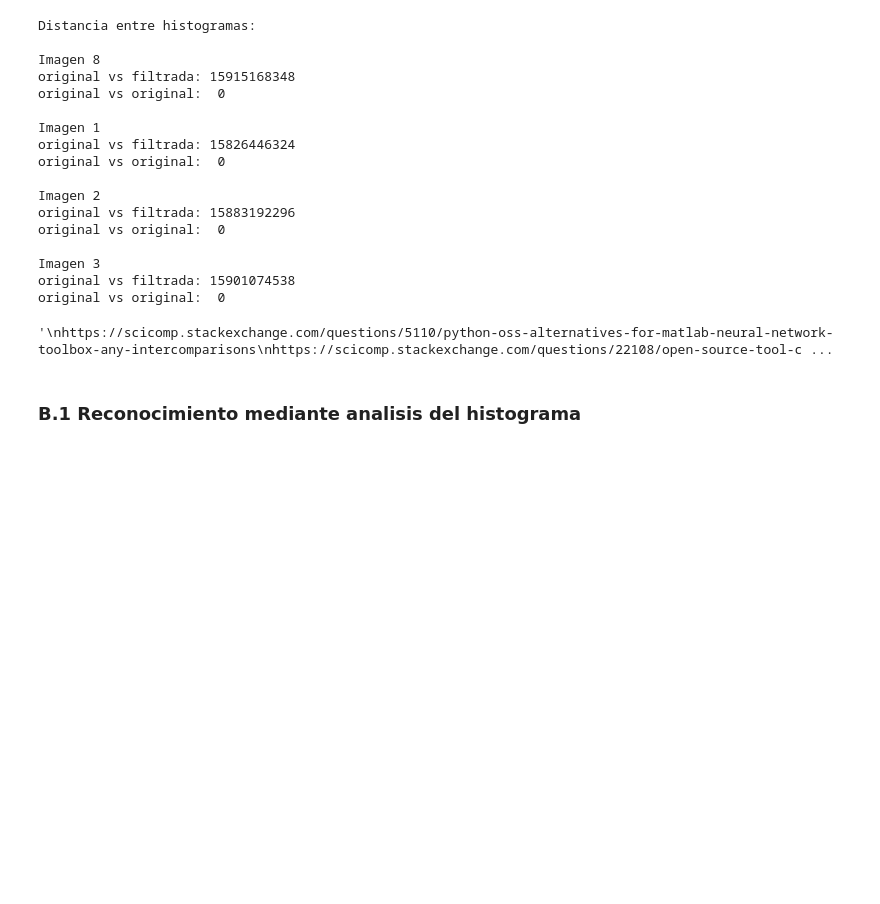
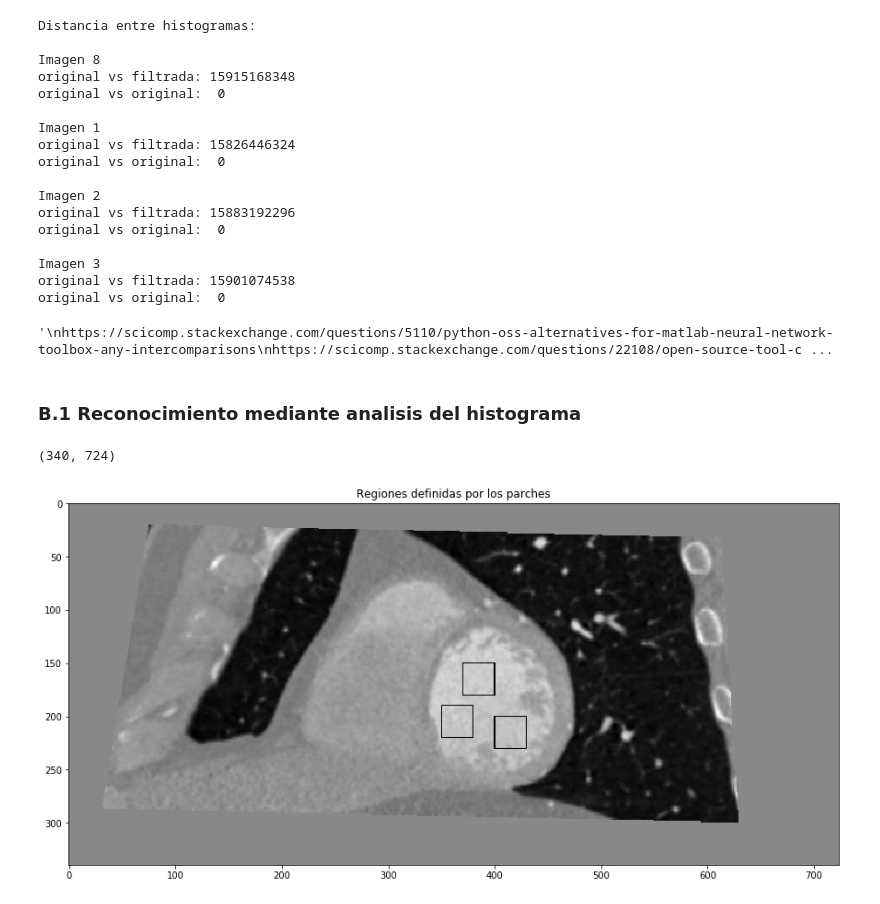
Before and after one commit to sjukdom/reconocimiento-de-patrones, a Jupyter notebook: Practica 3/Practica_3.ipynb, the cells around one changed output. Drawn from its saved outputs; the diff is of its cells as text; code cells hidden in the pictures; blank space fills up the shorter version.

```diff
--- a/Practica 3/Practica_3.ipynb
+++ b/Practica 3/Practica_3.ipynb
@@ -200,0 +204,15 @@ im_thresh = cv2.morphologyEx(im_thresh, cv2.MORPH_OPEN, np.ones((18,18), np.uint
+# %%
+imgs[0].shape
+# %% [output]
+(340, 724)
+# %%
+# Ubicacion del parche que se uso para calcular el histograma promedio
+plt.figure(figsize=(15,10))
+img_label = imgs[0].copy()
+plt.imshow(cv2.rectangle(img_label,(370,150),(400,180),(0)), cmap='gray')
+plt.imshow(cv2.rectangle(img_label,(350,190),(380,220),(0)), cmap='gray')
+plt.imshow(cv2.rectangle(img_label,(400,200),(430,230),(0)), cmap='gray')
+plt.title('Regiones definidas por los parches')
+plt.show()
+# %% [output]
+[figure, added]
```
Also changed, not shown: parts of 13 cells of this notebook.
